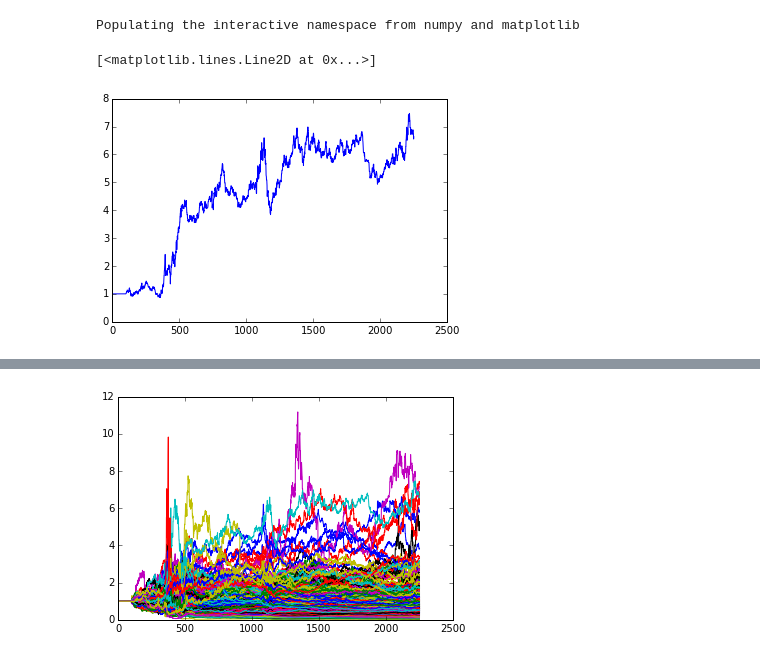
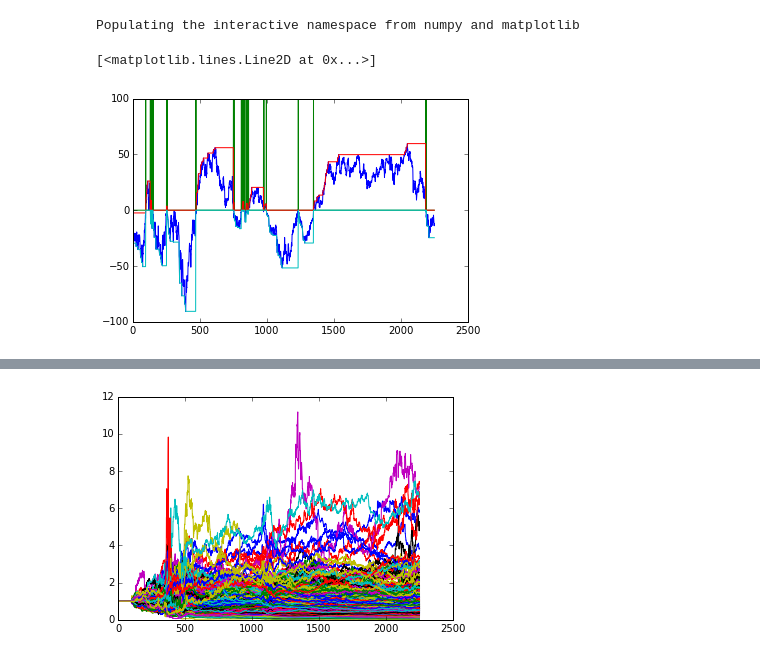
Before and after one commit to LiamConnell/AlgoResearch, a Jupyter notebook: SimulateTrades/Untitled.ipynb, the cells around one changed output, grey strips where cells are left out. Saved outputs shown, nothing was run; the diff lists cells and outputs as text; code cells hidden in the pictures.

```diff
--- a/SimulateTrades/Untitled.ipynb
+++ b/SimulateTrades/Untitled.ipynb
@@ -22,8 +22,13 @@ def get_returns(symbol, return_col = 'returns'):
         df[return_col]= df['daily_rets']*df.test
         df.to_pickle(''.join((datadir_path, '/', symbol, '.pkl')))
     return df
-# %%
-plot(df.returns)
-# %% [output]
-[<matplotlib.lines.Line2D at 0x...>]
-[figure, removed]
+# %%
+df = get_returns(symbol)
+# %%
+plot(df.resids)
+plot(df.change_sign*100)
+plot(df['max'])
+plot(df['min'])
+# %% [output]
+[<matplotlib.lines.Line2D at 0x...>]
+[figure, added]
```
Also changed, not shown: parts of 5 cells of this notebook, 5 other files.
